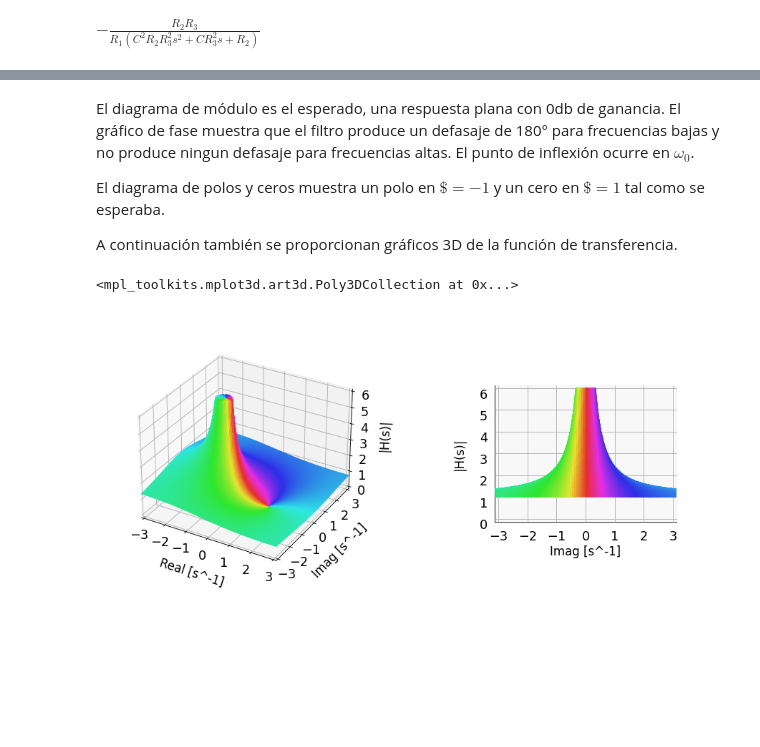
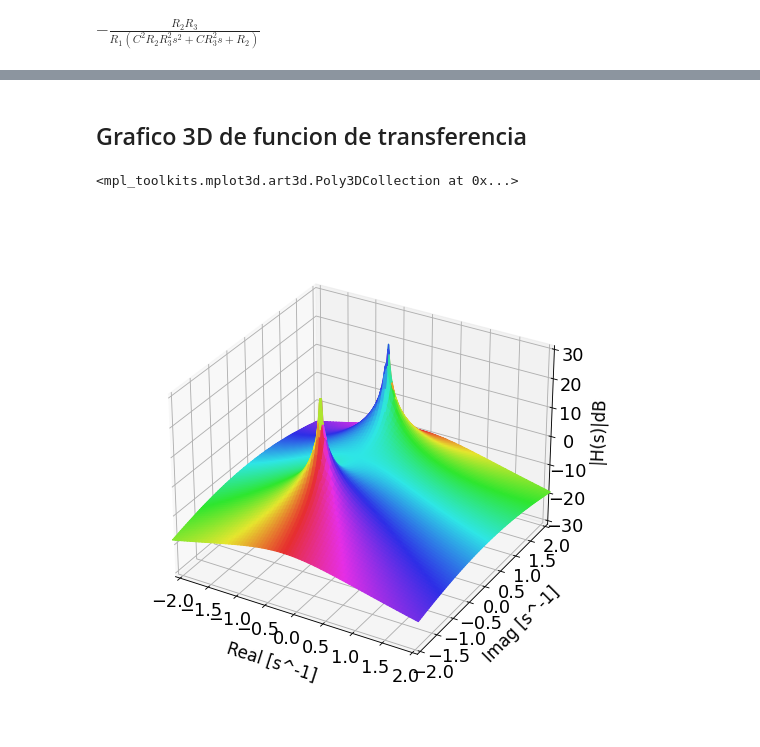
Before and after one commit to brunogle/tc2-r4001, a Jupyter notebook: trabajo_semanal_2/trabajo_semanal_2.ipynb, the cells around one changed output, grey strips where cells are left out. Cells and saved outputs as stored; diff of their text form; code cells hidden in the pictures; blank space fills up the shorter version.

```diff
--- a/trabajo_semanal_2/trabajo_semanal_2.ipynb
+++ b/trabajo_semanal_2/trabajo_semanal_2.ipynb
@@ -98,17 +147,17 @@ plt.rcParams.update({'font.size':fig_font_size})
 
 #Configuracion del circuito
 w0 = 1
-
+Q = 3
 #Funcion de transferencia
-tf_num = np.array([1, -w0])
-tf_den = np.array([1, w0])
+tf_num = np.array([w0**2])
+tf_den = np.array([w0**2, w0/Q, 1])
 tf_H = sig.TransferFunction(tf_num, tf_den)
 
 #Bode plot de la libreria pytc2
 _, axes_hdl = bodePlot(tf_H)
 
 plt.sca(axes_hdl[0])
-plt.ylim([-1,1])
+plt.ylim([-40,15])
 
 #Diagrama de polos y ceros de la libreria pytc2
 pzmap(tf_H)
@@ -120,12 +169,8 @@ plt.show()
-# %% [markdown]
-El diagrama de módulo es el esperado, una respuesta plana con 0db de ganancia. El gráfico de fase muestra que el filtro produce un defasaje de 180° para frecuencias bajas y no produce ningun defasaje para frecuencias altas. El punto de inflexión ocurre en $\omega_0$.
-
-El diagrama de polos y ceros muestra un polo en $\$=-1$ y un cero en $\$=1$ tal como se esperaba.
-
-A continuación también se proporcionan gráficos 3D de la función de transferencia.
+# %% [markdown]
+## Grafico 3D de funcion de transferencia
 # %%
 from matplotlib import colors
-
+import math
 #Convierto la funcion de trnasferenica en una funcion que python puede evaluar
 def H(s):
     ret = 1
@@ -137,64 +182,44 @@ def H(s):
 
 res = 200
 
-srpoints = np.linspace(-3.1*w0, 3.1*w0, 2*res) #Puntos de frecuencia compleja para el grafico completo
-sipoints = np.linspace(-3.1*w0, 3.1*w0, 2*res)
+srpoints = np.linspace(-2.1*w0, 2.1*w0, 2*res) #Puntos de frecuencia compleja para el grafico completo
+sipoints = np.linspace(-2.1*w0, 2.1*w0, 2*res)
 srpoints, sipoints = np.meshgrid(srpoints, sipoints)
 
-srpoints2 = np.linspace(-3.1*w0, 0, res) #Puntos de frecuencia compleja para el grafico cortado
-sipoints2 = np.linspace(-3.1*w0, 3.1*w0, 2*res)
-srpoints2, sipoints2 = np.meshgrid(srpoints2, sipoints2)
-
-fig = plt.figure(figsize = (14,14)) #Figura de matplotlib
+fig = plt.figure(figsize = (18,18)) #Figura de matplotlib
 ax1 = fig.add_subplot(1, 2, 1, projection='3d')#Grafico H(s) completo
-ax2 = fig.add_subplot(1, 2, 2, projection='3d', proj_type = 'ortho')#Grafico H(s) cortado (render ortografico)
 
 #Grafico 1 init
 ax1.set_xlabel('Real [s^-1]', fontsize=15)
 ax1.set_ylabel('Imag [s^-1]', fontsize=15)
-ax1.set_zlabel('|H(s)|', fontsize=15)
-ax1.set_zlim(0, 6)
-ax1.set_xlim(-3*w0, 3*w0)
-ax1.set_ylim(-3*w0, 3*w0)
+ax1.set_zlabel('|H(s)|dB', fontsize=15)
+ax1.set_zlim(-30, 30)
+ax1.set_xlim(-2*w0, 2*w0)
+ax1.set_ylim(-2*w0, 2*w0)
 ax1.xaxis.labelpad=15
 ax1.yaxis.labelpad=15
 ax1.zaxis.labelpad=10
 
-#Grafico 2 init
-ax2.set_xlim(-3*w0, 1*w0)
-ax2.set_ylim(-3*w0, 3*w0)
-ax2.set_zlim(0, 6)
-ax2.set_xticks([])
-#ax2.set_xlabel('Real [s^-1]', fontsize=15)
-ax2.set_ylabel('Imag [s^-1]', fontsize=15)
-ax2.set_zlabel('|H(s)|', fontsize=15)
-ax2.yaxis.labelpad=20
-ax2.zaxis.labelpad=15
-
-
 #Componentes de la funcion H(s) para graficar
-Hsabs = lambda r, i: abs(H(r + 1j*i))# |H(r, i)|
+Hsabs = lambda r, i: 20*np.log10(abs(H(r + 1j*i)))# |H(r, i)|db
 Hsarg = lambda r, i: np.angle(H(r + 1j*i)) #arg(H(r, i))
 
 #Altura del grafico
 Z = np.array([Hsabs(x, y) for x,y in zip(srpoints,sipoints)])#Puntos de H(s)
-Z = np.clip(Z, 0, 6)#Recorto
+Z = np.clip(Z, -30, 30)#Recorto
 
 #Colores del grafico
 hue = np.array([Hsarg(x, y) for x,y in zip(srpoints,sipoints)]) #El hue depende de la fase
 sat = 0.6*np.ones(Z.shape)#La sat y el val son fijos
 val = 0.8*np.ones(Z.shape)
 
 hue = hue/(hue.max())#Normalizo y arreglo algunas cosas y paso a RGB
 norm = colors.Normalize()
 rgb_colors = colors.hsv_to_rgb(norm(np.moveaxis(np.array([hue, sat, val]), 0, 2)))
 
 ax1.set_box_aspect(aspect=None, zoom=0.85)
 
-ax2.view_init(0, 0, 0)
-
 ax1.plot_surface(srpoints, sipoints, Z, cmap="plasma", facecolors=rgb_colors, rstride=5, cstride=5)#Grafico H(s)
-ax2.plot_surface(srpoints2, sipoints2, np.array_split(Z, 2, axis=1)[0], cmap="plasma" , facecolors=rgb_colors,rstride=5, cstride=5)#Grafico H(s) sigma<0
 # %% [output]
 <mpl_toolkits.mplot3d.art3d.Poly3DCollection at 0x...>
-[figure, old version]
+[figure, new version]
```
Also changed, not shown: parts of 13 cells of this notebook, 5 other files.
